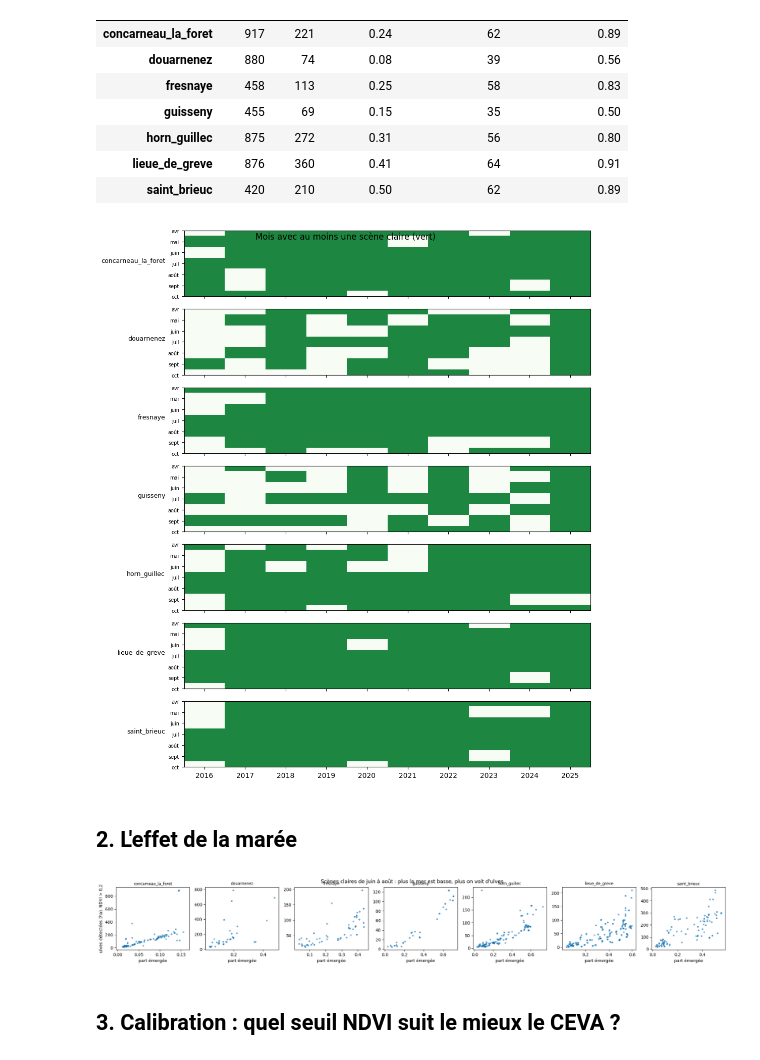
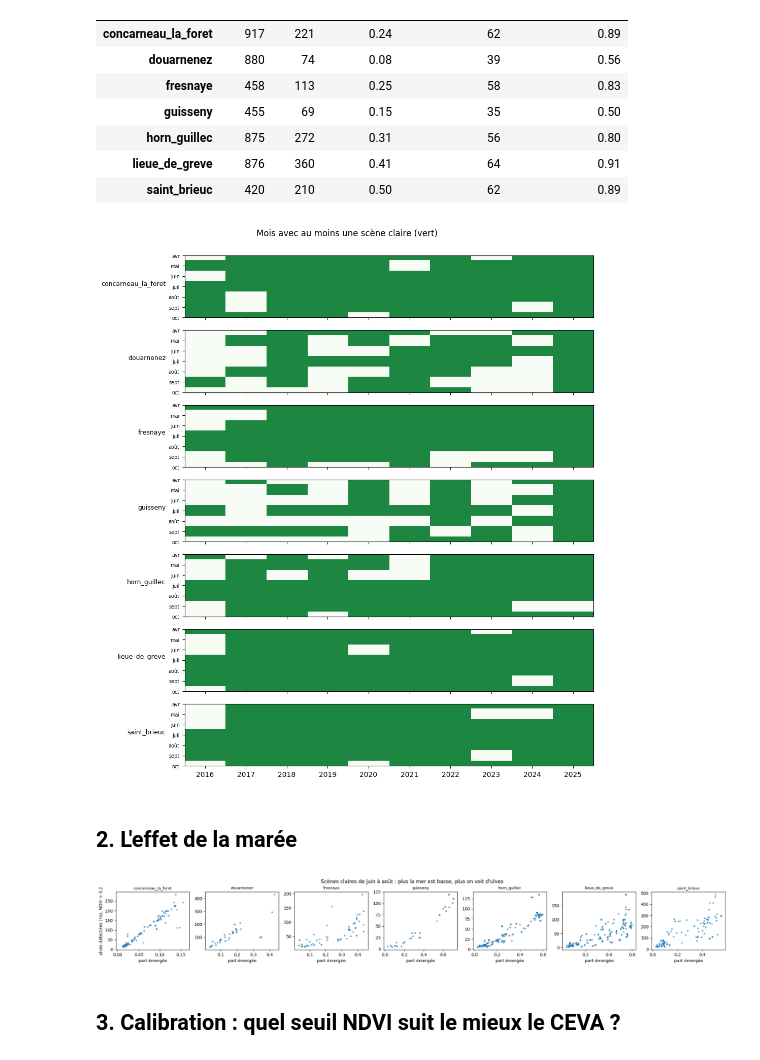
Before and after one commit to SimonPelissier/algathon, a Jupyter notebook: notebooks/02_detection_sentinel2.ipynb, the cells around one changed output. Saved outputs shown, nothing was run; the diff lists cells and outputs as text; code cells hidden in the pictures.

```diff
--- a/notebooks/02_detection_sentinel2.ipynb
+++ b/notebooks/02_detection_sentinel2.ipynb
@@ -57,19 +57,19 @@ dispo
 # %%
 fig, axes = plt.subplots(len(baies), 1, figsize=(10, 1.6 * len(baies)), sharex=True)
 annees = range(int(mensuel["annee"].min()), int(mensuel["annee"].max()) + 1)
 for ax, b in zip(axes, baies):
     g = mensuel[mensuel["baie"] == b]
     grille = np.zeros((7, len(annees)))
     for _, r in g.iterrows():
         grille[int(r["mois"]) - 4, int(r["annee"]) - min(annees)] = 1
     ax.imshow(grille, aspect="auto", cmap="Greens", vmin=0, vmax=1.3)
     ax.set_yticks(range(7)); ax.set_yticklabels(["avr", "mai", "juin", "juil", "août", "sept", "oct"], fontsize=7)
     ax.set_ylabel(b, rotation=0, ha="right", fontsize=9)
 axes[-1].set_xticks(range(len(annees))); axes[-1].set_xticklabels(annees)
 fig.suptitle("Mois avec au moins une scène claire (vert)")
-fig.tight_layout()
+fig.tight_layout(rect=[0, 0, 1, 0.95])
 # %% [output]
-[figure, old version]
+[figure, new version]
 # %% [markdown]
 ## 2. L'effet de la marée
 # %%
@@ -82,9 +82,9 @@ for ax, b in zip(axes, baies):
     ax.set_title(b, fontsize=9); ax.set_xlabel("part émergée")
 axes[0].set_ylabel("ulves détectées (ha), NDVI > 0,2")
 fig.suptitle("Scènes claires de juin à août : plus la mer est basse, plus on voit d'ulves")
-fig.tight_layout()
+fig.tight_layout(rect=[0, 0, 1, 0.95])
 # %% [output]
-[figure, old version]
+[figure, new version]
 # %% [markdown]
 ## 3. Calibration : quel seuil NDVI suit le mieux le CEVA ?
 # %%
```
Also changed, not shown: parts of 6 cells of this notebook, 8 other files.
